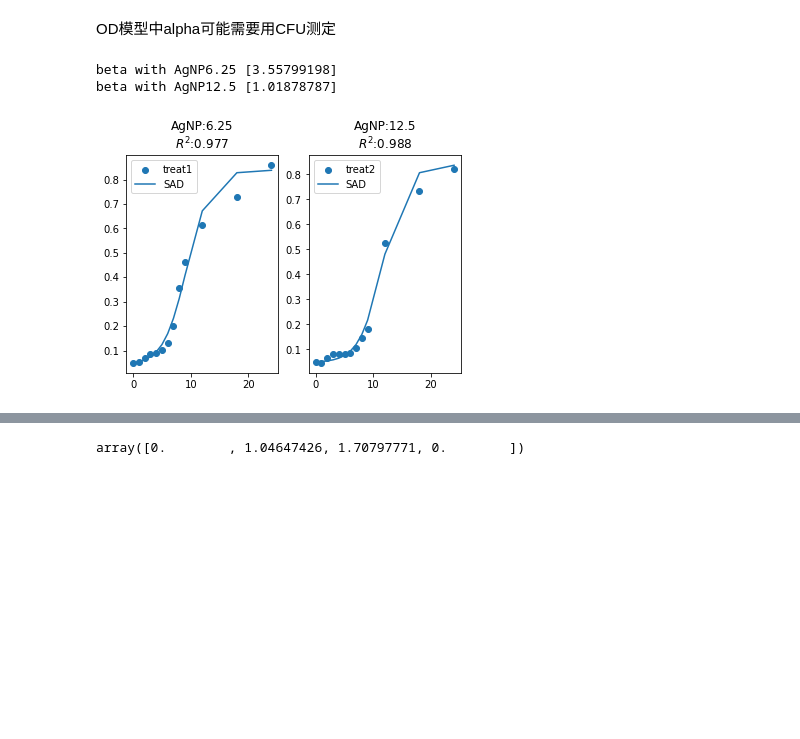
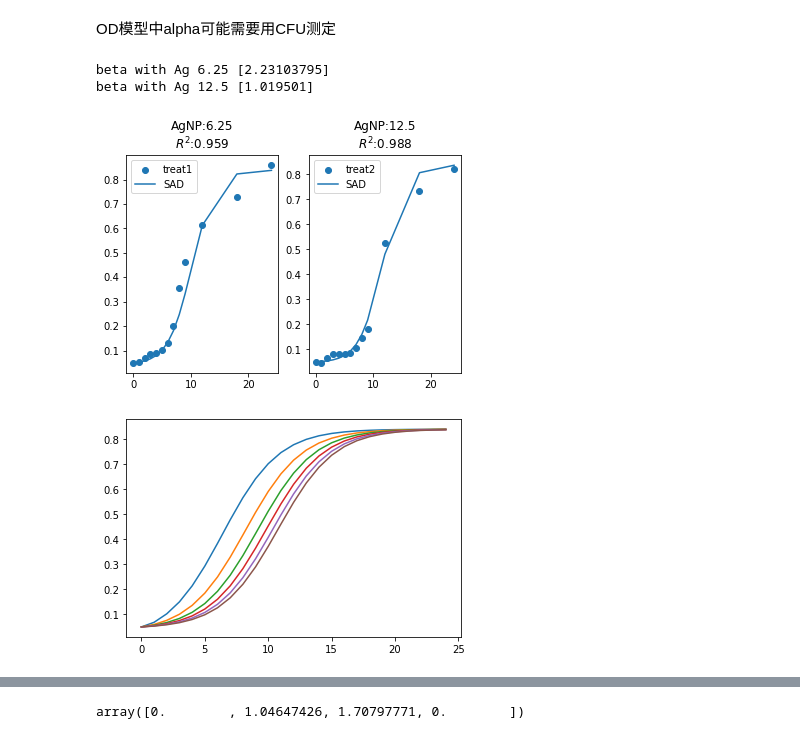
Before and after one commit to yyngfive/model-igem, a Jupyter notebook: AgNP-SAD-model.ipynb, the cells around one changed output, grey strips where cells are left out. Cells and saved outputs as stored; diff of their text form; code cells hidden in the pictures; blank space fills up the shorter version.

```diff
--- a/AgNP-SAD-model.ipynb
+++ b/AgNP-SAD-model.ipynb
@@ -128,7 +129,7 @@ plt.title('AgNP:6.25\n$R^2$:'+str(R_squared(treat1['od'],fitted_od1)))
 plt.scatter(time_s,treat1['od'],label = 'treat1')
 plt.plot(time_s,fitted_od1,label = 'SAD')
 plt.legend()
-print('beta with AgNP6.25',popt1)
+print('beta with Ag 6.25',popt1)
 popt2,pcov2 = optimize.curve_fit(fit_od_by_b,time_s,treat2['od'])
 fitted_od2 = fit_od_by_b(time_s,*popt2)
 plt.subplot(122)
@@ -136,11 +137,18 @@ plt.title('AgNP:12.5\n$R^2$:'+str(R_squared(treat2['od'],fitted_od2)))
 plt.scatter(time_s,treat2['od'],label = 'treat2')
 plt.plot(time_s,fitted_od2,label = 'SAD')
 plt.legend()
-print('beta with AgNP12.5',popt2)
+print('beta with Ag 12.5',popt2)
 # %% [output]
-beta with AgNP6.25 [3.55799198]
-beta with AgNP12.5 [1.01878787]
+beta with Ag 6.25 [2.23103795]
+beta with Ag 12.5 [1.019501]
-[figure, old version]
+[figure, new version]
+# %%
+
+for a in np.arange(0,30,5):
+    fitted_od = fit_od(np.arange(0,25,1),3.56,0.45,0.8382,a)
+    plt.plot(np.arange(0,25,1),fitted_od)
+# %% [output]
+[figure, added]
 # %%
 # 查看alpha 和 beta 关系
 from itertools import product
```
Also changed, not shown: parts of 9 cells of this notebook, 4 other files.
